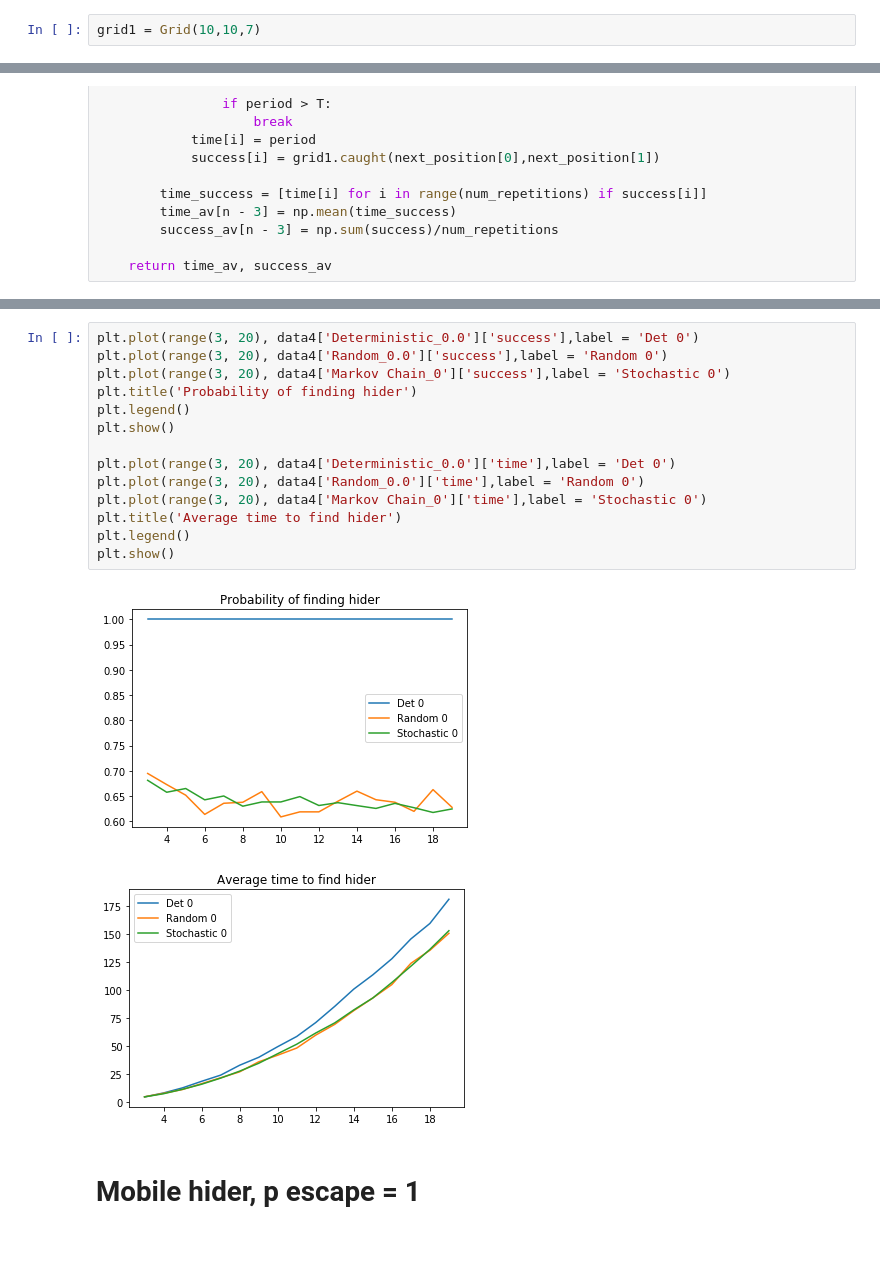
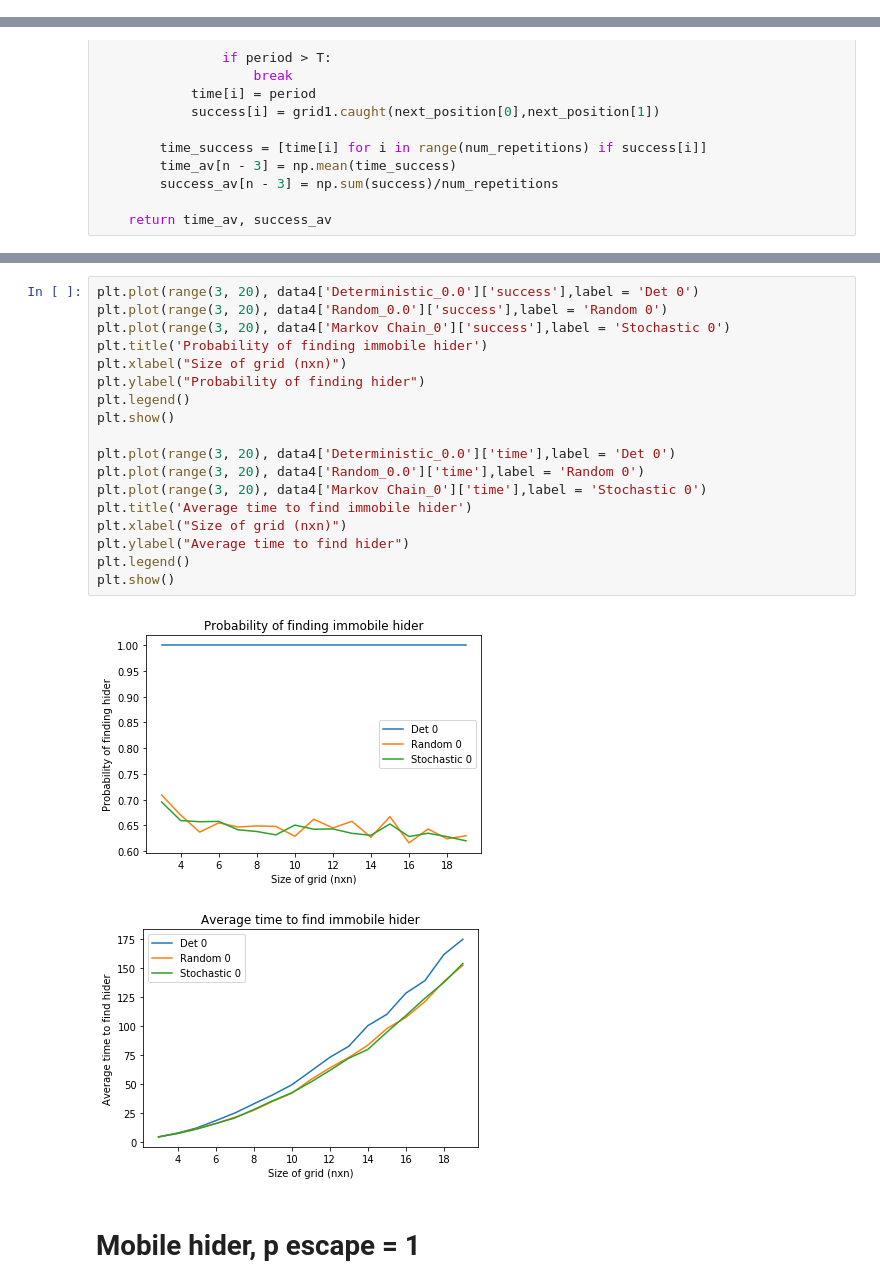
Before and after one commit to tiffanysoe/searchgame, a Jupyter notebook: ORPP - Simulation.ipynb, the cells around one changed output, grey strips where cells are left out. Saved outputs shown, nothing was run; the diff lists cells and outputs as text; blank space fills up the shorter version.

```diff
--- a/ORPP - Simulation.ipynb
+++ b/ORPP - Simulation.ipynb
@@ -72,5 +72,3 @@ class Grid():
 
     def print_grid(self):
         return self.grid
-# %%
-grid1 = Grid(10,10,7)
@@ -1284,20 +1204,24 @@ plt.show()
 # %%
 plt.plot(range(3, 20), data4['Deterministic_0.0']['success'],label = 'Det 0')
 plt.plot(range(3, 20), data4['Random_0.0']['success'],label = 'Random 0')
 plt.plot(range(3, 20), data4['Markov Chain_0']['success'],label = 'Stochastic 0')
-plt.title('Probability of finding hider')
+plt.title('Probability of finding immobile hider')
+plt.xlabel("Size of grid (nxn)")
+plt.ylabel("Probability of finding hider")
 plt.legend()
 plt.show()
 
 plt.plot(range(3, 20), data4['Deterministic_0.0']['time'],label = 'Det 0')
 plt.plot(range(3, 20), data4['Random_0.0']['time'],label = 'Random 0')
 plt.plot(range(3, 20), data4['Markov Chain_0']['time'],label = 'Stochastic 0')
-plt.title('Average time to find hider')
+plt.title('Average time to find immobile hider')
+plt.xlabel("Size of grid (nxn)")
+plt.ylabel("Average time to find hider")
 plt.legend()
 plt.show()
 # %% [output]
-[figure, old version]
+[figure, new version]
-[figure, old version]
+[figure, new version]
 # %% [markdown]
 # Mobile hider, p escape = 1
 # %%
```
Also changed, not shown: parts of 25 cells of this notebook.
